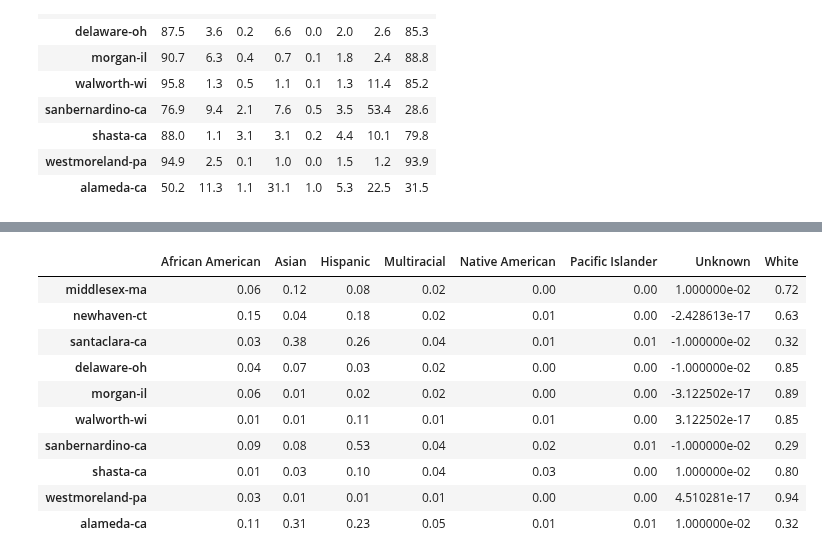
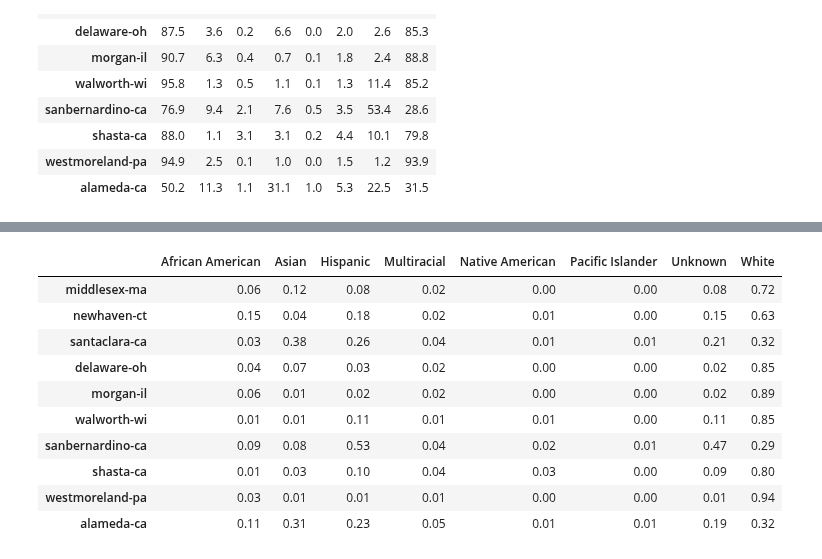
Before and after one commit to nforesti/education, a Jupyter notebook: city_and_county_datasets.ipynb, the cells around one changed output, grey strips where cells are left out. Saved outputs shown, nothing was run; the diff lists cells and outputs as text; code cells hidden in the pictures.

```diff
--- a/city_and_county_datasets.ipynb
+++ b/city_and_county_datasets.ipynb
@@ -368,27 +369,27 @@ df_cities
 # %%
 for indexr, county in df_counties.iterrows():
     for indexc, newvalue in county.iteritems():
         if "." in str(newvalue):
             oldvalue = (newvalue)
             newvalue = (float(newvalue)) / 100
             df_counties.loc[indexr,indexc] = round(newvalue, 2)
 
 df_counties.columns = ["White all", "African American", "Native American", "Asian", "Pacific Islander", "Multiracial", "Hispanic", "White"]
-df_counties['Unknown'] = 1 - df_counties["White all"] - df_counties["African American"]-df_counties["Native American"] -df_counties["Asian"]-df_counties["Pacific Islander"] -df_counties["Multiracial"]
+df_counties['Unknown'] = 1 - df_counties["White"] - df_counties["African American"]-df_counties["Native American"] -df_counties["Asian"]-df_counties["Pacific Islander"] -df_counties["Multiracial"]
 df_counties = df_counties.drop("White all", axis=1)
 cols = ['African American', 'Asian', 'Hispanic', 'Multiracial',
        'Native American', 'Pacific Islander', 'Unknown', 'White']
 df_counties = df_counties[cols]
 df_counties
 # %% [output]
 |  | African American | Asian | Hispanic | Multiracial | Native American | Pacific Islander | Unknown | White |
-| middlesex-ma | 0.06 | 0.12 | 0.08 | 0.02 | 0.00 | 0.00 | 1.000000e-02 | 0.72 |
-| newhaven-ct | 0.15 | 0.04 | 0.18 | 0.02 | 0.01 | 0.00 | -2.428613e-17 | 0.63 |
-| santaclara-ca | 0.03 | 0.38 | 0.26 | 0.04 | 0.01 | 0.01 | -1.000000e-02 | 0.32 |
-| delaware-oh | 0.04 | 0.07 | 0.03 | 0.02 | 0.00 | 0.00 | -1.000000e-02 | 0.85 |
-| morgan-il | 0.06 | 0.01 | 0.02 | 0.02 | 0.00 | 0.00 | -3.122502e-17 | 0.89 |
-| walworth-wi | 0.01 | 0.01 | 0.11 | 0.01 | 0.01 | 0.00 | 3.122502e-17 | 0.85 |
-| sanbernardino-ca | 0.09 | 0.08 | 0.53 | 0.04 | 0.02 | 0.01 | -1.000000e-02 | 0.29 |
-| shasta-ca | 0.01 | 0.03 | 0.10 | 0.04 | 0.03 | 0.00 | 1.000000e-02 | 0.80 |
-| westmoreland-pa | 0.03 | 0.01 | 0.01 | 0.01 | 0.00 | 0.00 | 4.510281e-17 | 0.94 |
-| alameda-ca | 0.11 | 0.31 | 0.23 | 0.05 | 0.01 | 0.01 | 1.000000e-02 | 0.32 |
+| middlesex-ma | 0.06 | 0.12 | 0.08 | 0.02 | 0.00 | 0.00 | 0.08 | 0.72 |
+| newhaven-ct | 0.15 | 0.04 | 0.18 | 0.02 | 0.01 | 0.00 | 0.15 | 0.63 |
+| santaclara-ca | 0.03 | 0.38 | 0.26 | 0.04 | 0.01 | 0.01 | 0.21 | 0.32 |
+| delaware-oh | 0.04 | 0.07 | 0.03 | 0.02 | 0.00 | 0.00 | 0.02 | 0.85 |
+| morgan-il | 0.06 | 0.01 | 0.02 | 0.02 | 0.00 | 0.00 | 0.02 | 0.89 |
+| walworth-wi | 0.01 | 0.01 | 0.11 | 0.01 | 0.01 | 0.00 | 0.11 | 0.85 |
+| sanbernardino-ca | 0.09 | 0.08 | 0.53 | 0.04 | 0.02 | 0.01 | 0.47 | 0.29 |
+| shasta-ca | 0.01 | 0.03 | 0.10 | 0.04 | 0.03 | 0.00 | 0.09 | 0.80 |
+| westmoreland-pa | 0.03 | 0.01 | 0.01 | 0.01 | 0.00 | 0.00 | 0.01 | 0.94 |
+| alameda-ca | 0.11 | 0.31 | 0.23 | 0.05 | 0.01 | 0.01 | 0.19 | 0.32 |
```
Also changed, not shown: parts of 1 cell of this notebook.
